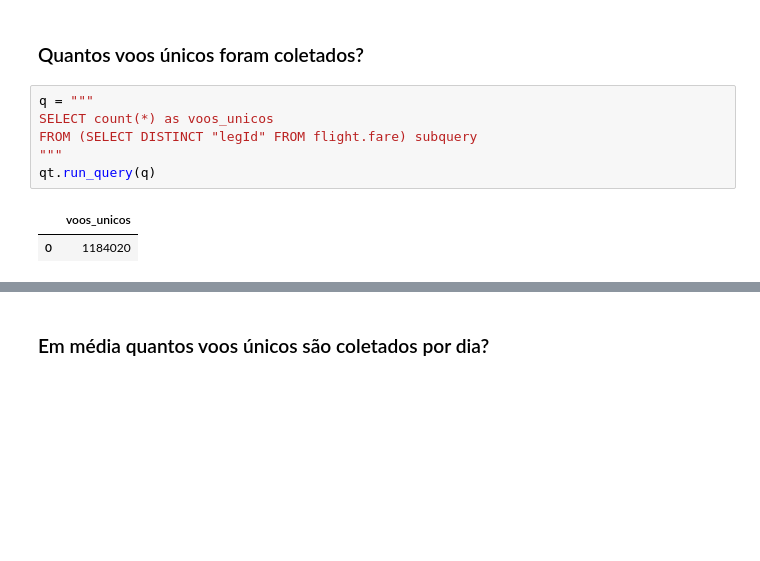
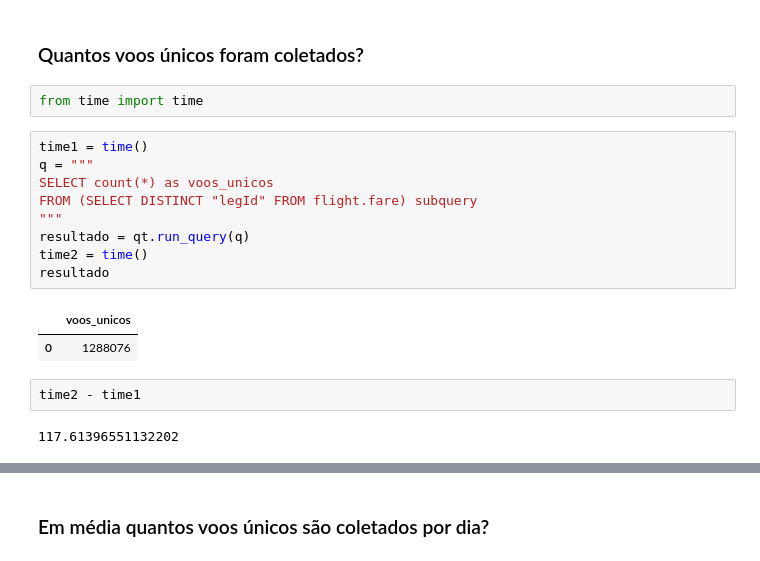
Before and after one commit to MatheusBorgesFaria/FlightPrices, a Jupyter notebook: notebooks/descriptive_analyzes/visao_geral.ipynb, the cells around one changed output, grey strips where cells are left out. Cells and saved outputs as stored; diff of their text form; blank space fills up the shorter version.

```diff
--- a/notebooks/descriptive_analyzes/visao_geral.ipynb
+++ b/notebooks/descriptive_analyzes/visao_geral.ipynb
@@ -230,12 +232,21 @@ numero_horas, numero_horas/24
 ## Voos únicos
 # %% [markdown]
 ### Quantos voos únicos foram coletados?
+# %%
+from time import time
 # %%
+time1 = time()
 q = """
 SELECT count(*) as voos_unicos
 FROM (SELECT DISTINCT "legId" FROM flight.fare) subquery
 """
-qt.run_query(q)
+resultado = qt.run_query(q)
+time2 = time()
+resultado
 # %% [output]
 |  | voos_unicos |
-| 0 | 1184020 |
+| 0 | 1288076 |
+# %%
+time2 - time1
+# %% [output]
+117.61396551132202
```
Also changed, not shown: parts of 28 cells of this notebook.
